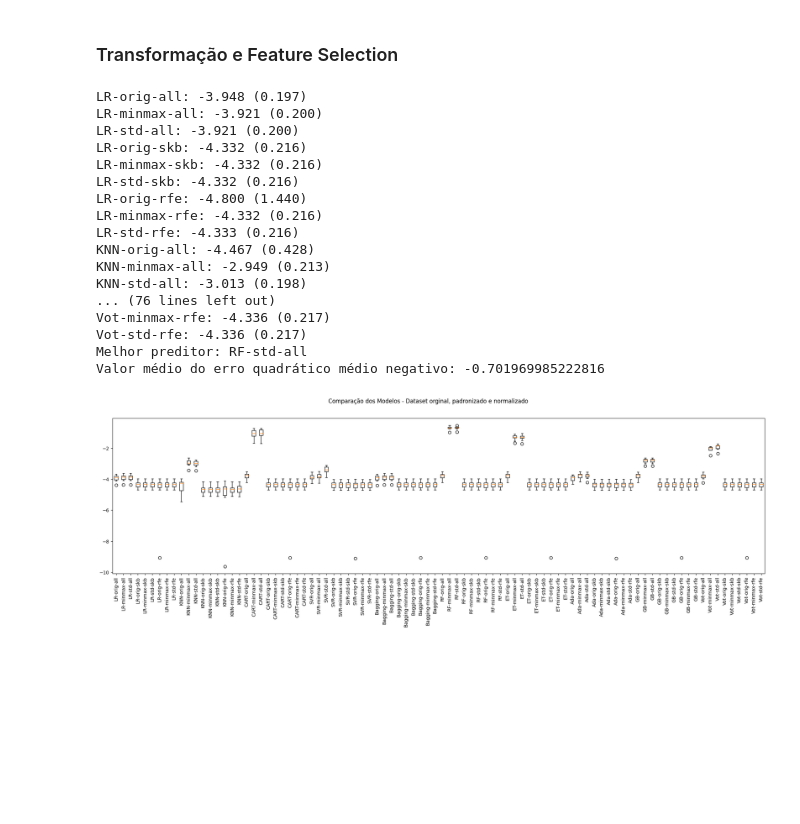
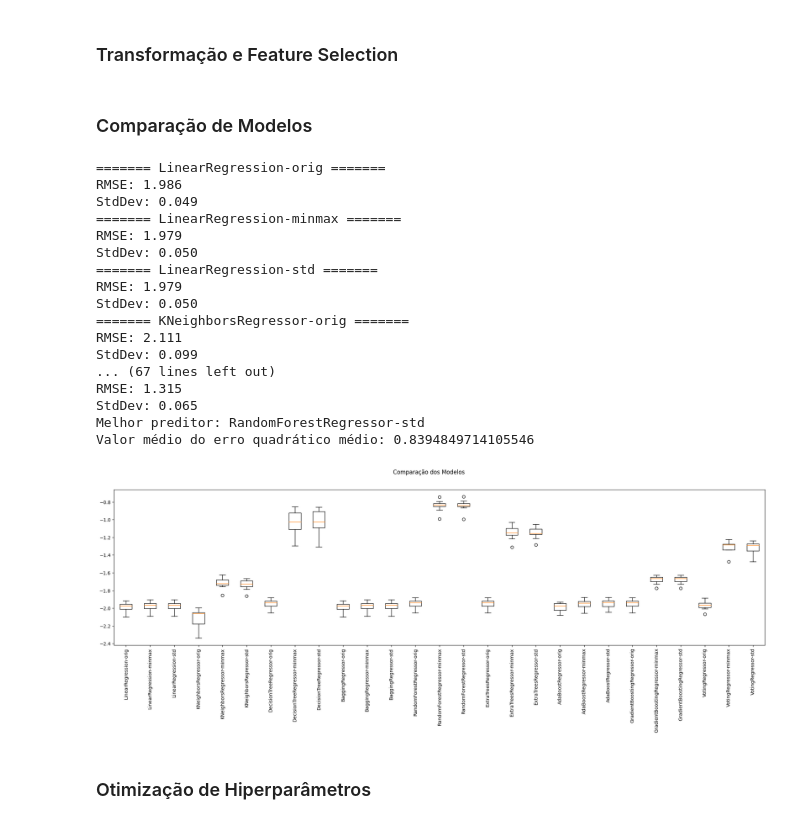
Before and after one commit to fppfurtado/mvp-pos-ciencia-de-dados, a Jupyter notebook: Projeto_MVP_Sprint_II.ipynb, the cells around one changed output. Saved outputs shown, nothing was run; the diff lists cells and outputs as text; code cells hidden in the pictures; blank space fills up the shorter version.

```diff
--- a/Projeto_MVP_Sprint_II.ipynb
+++ b/Projeto_MVP_Sprint_II.ipynb
@@ -568,8 +568,11 @@ def run_sequences(sequence):
         cv_results = cross_val_score(model, X_train, y_train, cv=kfold, scoring=scoring)
         results.append(cv_results)
         names.append(name)
-        msg = "%s: %.3f (%.3f)" % (name, cv_results.mean(), cv_results.std()) # formatando para 3 casas decimais
-        print(msg)
+        print('='*7, name, '='*7)
+        #msg = "%s: %.3f (%.3f)" % (name, cv_results.mean(), cv_results.std()) # formatando para 3 casas decimais
+        print('RMSE: %.3f' % -cv_results.mean())
+        print('StdDev: %.3f' % cv_results.std())
+        #print(msg)
 
     return names, results
 # %%
@@ -601,26 +604,20 @@ def find_best_predictor(names, results):
     return best_predictor
 # %%
 #recebe dicionários de transformers e de estimators e gera todas as combinações de tuplas de 'pipeline_names' e 'pipelines'
-def create_pipelines(transformers, feat_selectors, estimators):
+def create_pipelines(transformers, estimators):
 
     pipelines = []
 
     for name, estimator in estimators.items():
-      for fs_name, selector in feat_selectors.items():
+      #for fs_name, selector in feat_selectors.items():
         for transform_name, transformer in transformers:
 
-          pipeline_name = f"{name}-{transform_name}-{fs_name}"
+          pipeline_name = f"{name}-{transform_name}"
 
           if transformer is None:
-            if selector is None:
-              pipeline = Pipeline([(name, estimator)])
-            else:
-              pipeline = Pipeline([(fs_name, selector), (name, estimator)])
+            pipeline = Pipeline([(name, estimator)])
           else:
-            if selector is None:
-              pipeline = Pipeline([(transform_name, transformer), (name, estimator)])
-            else:
-              pipeline = Pipeline([(transform_name, transformer), (fs_name, selector), (name, estimator)])
+            pipeline = Pipeline([(transform_name, transformer), (name, estimator)])
 
           pipelines.append((pipeline_name, pipeline))
 
@@ -816,25 +813,29 @@ modelos = {
 }
+# %% [markdown]
+### Comparação de Modelos
 # %%
-pipelines = create_pipelines(transformadores, seletores, modelos)
+pipelines = create_pipelines(transformadores, modelos)
 names, results = run_sequences(pipelines)
 best_predictor = find_best_predictor(names, results)
 box_plot_results(names, results, 'Comparação dos Modelos')
 # %% [output]
-LR-orig-all: -3.948 (0.197)
-LR-minmax-all: -3.921 (0.200)
-LR-std-all: -3.921 (0.200)
-LR-orig-skb: -4.332 (0.216)
-LR-minmax-skb: -4.332 (0.216)
-LR-std-skb: -4.332 (0.216)
-LR-orig-rfe: -4.800 (1.440)
-LR-minmax-rfe: -4.332 (0.216)
-LR-std-rfe: -4.333 (0.216)
-KNN-orig-all: -4.467 (0.428)
-KNN-minmax-all: -2.949 (0.213)
-KNN-std-all: -3.013 (0.198)
-... (76 lines left out)
-Vot-minmax-rfe: -4.336 (0.217)
-Vot-std-rfe: -4.336 (0.217)
-Melhor preditor: RF-std-all
-Valor médio do erro quadrático médio negativo: -0.701969985222816
+======= LinearRegression-orig =======
+RMSE: 1.986
+StdDev: 0.049
+======= LinearRegression-minmax =======
+RMSE: 1.979
+StdDev: 0.050
+======= LinearRegression-std =======
+RMSE: 1.979
+StdDev: 0.050
+======= KNeighborsRegressor-orig =======
+RMSE: 2.111
+StdDev: 0.099
+... (67 lines left out)
+RMSE: 1.315
+StdDev: 0.065
+Melhor preditor: RandomForestRegressor-std
+Valor médio do erro quadrático médio: 0.8394849714105546
-[figure, old version]
+[figure, new version]
+# %% [markdown]
+### Otimização de Hiperparâmetros
```
Also changed, not shown: parts of 5 cells of this notebook.
